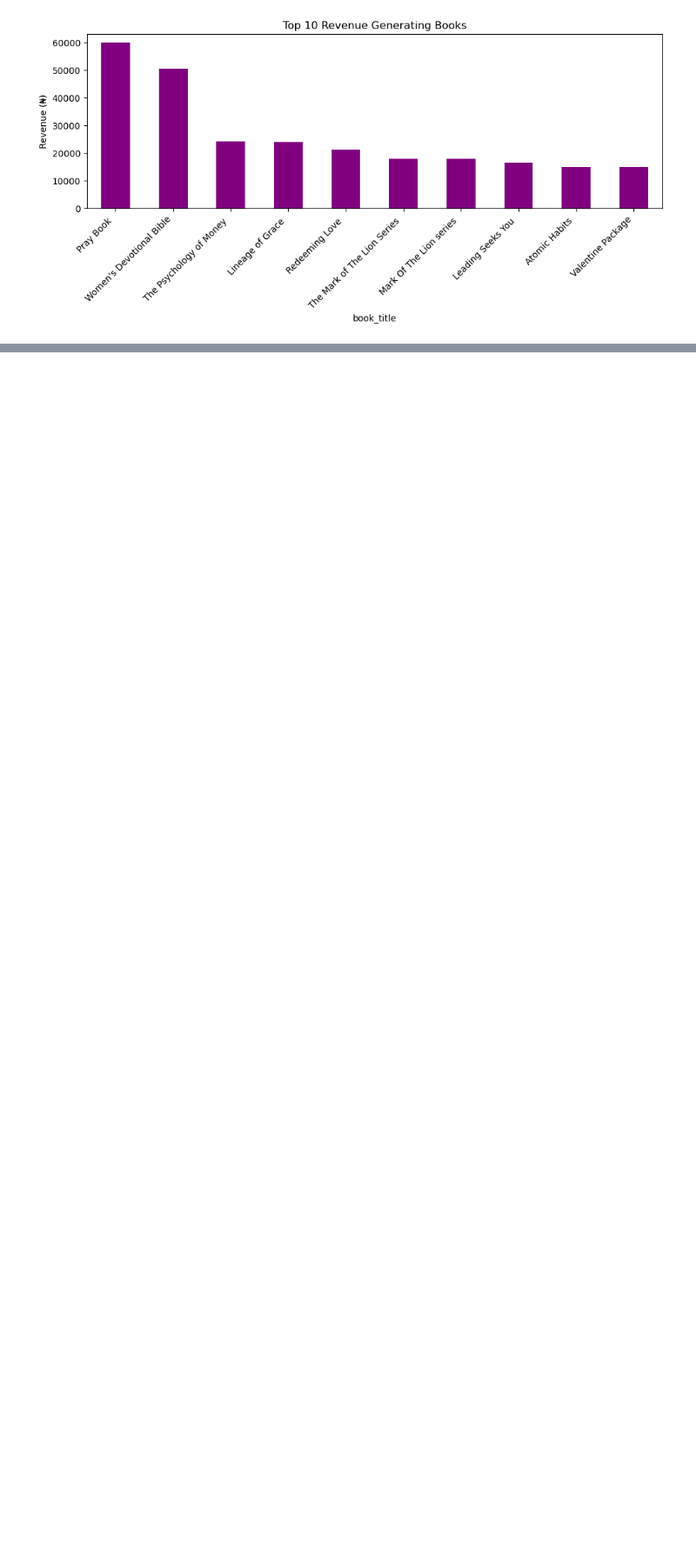
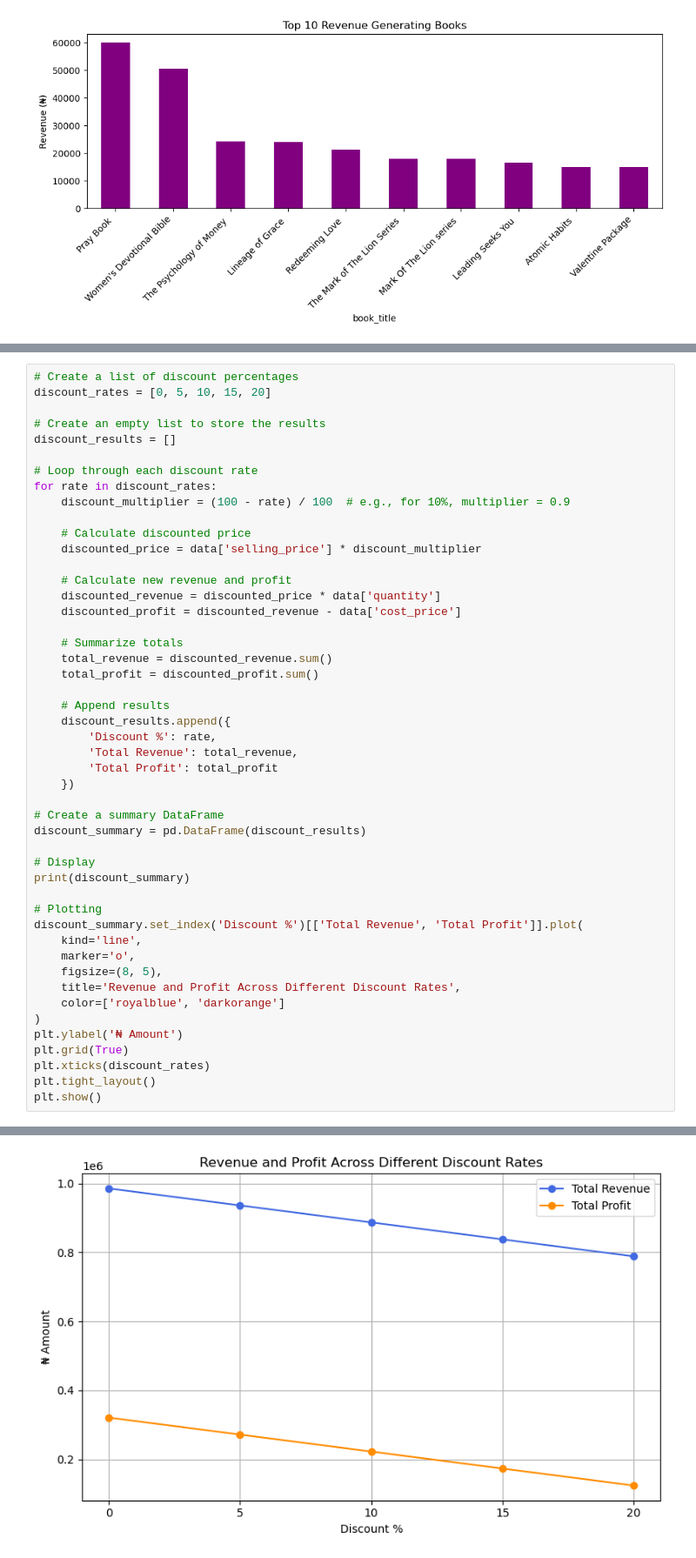
Before and after one commit to Marvel-create/Sales-record-for-commanding-liberty, a Jupyter notebook: Commanding liberty Books.ipynb, the cells around one changed output, grey strips where cells are left out. Shown at 87% size. Saved outputs shown, nothing was run; the diff lists cells and outputs as text; blank space fills up the shorter version.

```diff
--- a/Commanding liberty Books.ipynb
+++ b/Commanding liberty Books.ipynb
@@ -666,0 +980,49 @@ Top 10 Books by Revenue Generated
+# %%
+# Create a list of discount percentages
+discount_rates = [0, 5, 10, 15, 20]
+
+# Create an empty list to store the results
+discount_results = []
+
+# Loop through each discount rate
+for rate in discount_rates:
+    discount_multiplier = (100 - rate) / 100  # e.g., for 10%, multiplier = 0.9
+
+    # Calculate discounted price
+    discounted_price = data['selling_price'] * discount_multiplier
+
+    # Calculate new revenue and profit
+    discounted_revenue = discounted_price * data['quantity']
+    discounted_profit = discounted_revenue - data['cost_price']
+
+    # Summarize totals
+    total_revenue = discounted_revenue.sum()
+    total_profit = discounted_profit.sum()
+
+    # Append results
+    discount_results.append({
+        'Discount %': rate,
+        'Total Revenue': total_revenue,
+        'Total Profit': total_profit
+    })
+
+# Create a summary DataFrame
+discount_summary = pd.DataFrame(discount_results)
+
+# Display
+print(discount_summary)
+
+# Plotting
+discount_summary.set_index('Discount %')[['Total Revenue', 'Total Profit']].plot(
+    kind='line',
+    marker='o',
+    figsize=(8, 5),
+    title='Revenue and Profit Across Different Discount Rates',
+    color=['royalblue', 'darkorange']
+)
+plt.ylabel('₦ Amount')
+plt.grid(True)
+plt.xticks(discount_rates)
+plt.tight_layout()
+plt.show()
+# %% [output]
@@ -666,0 +1035 @@ Top 10 Books by Revenue Generated
+[figure, added]
```
Also changed, not shown: parts of 22 cells of this notebook.
